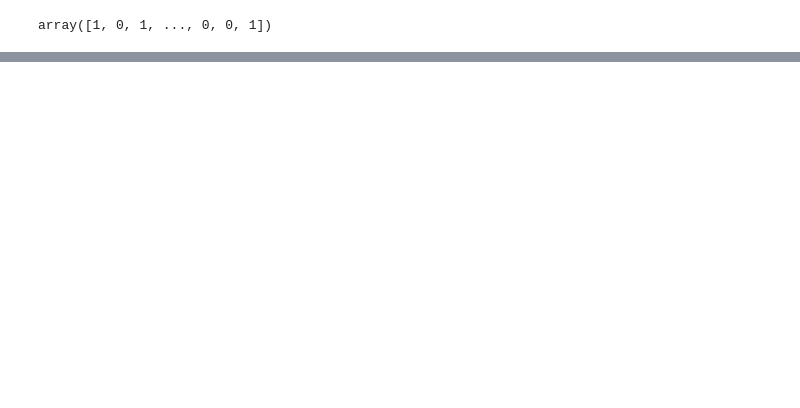
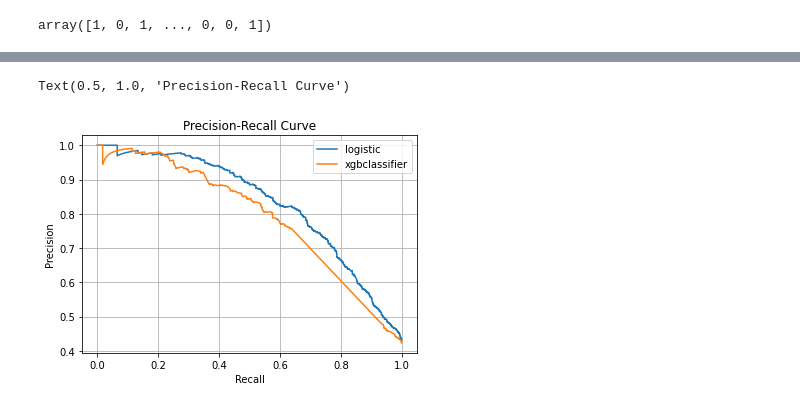
Before and after one commit to kushalnavghare/Real-or-not-Kaggle, a Jupyter notebook: real-or-not.ipynb, the cells around one changed output, grey strips where cells are left out. Cells and saved outputs as stored; diff of their text form; code cells hidden in the pictures; blank space fills up the shorter version.

```diff
--- a/real-or-not.ipynb
+++ b/real-or-not.ipynb
@@ -217,0 +238,4 @@ Text(0.5, 1.0, 'Precision-Recall Curve - LogisticRegression')
+# %%
+xgb_model = XGBClassifier(n_estimators=800, max_depth=4, learning_rate=.01)
+# %%
+xgb_model.fit(train_df, y_train, eval_metric='logloss', eval_set=[(test_df, y_test)])
@@ -217,0 +267,2 @@ Text(0.5, 1.0, 'Precision-Recall Curve - LogisticRegression')
+# %%
+xgb_df = pd.DataFrame(xgb_model.predict_proba(test_df), columns=['xgb_0', 'xgb_1'])
@@ -217,0 +271,15 @@ Text(0.5, 1.0, 'Precision-Recall Curve - LogisticRegression')
+# %%
+lr_precision2, lr_recall2, _2 = precision_recall_curve(y_true=y_test, probas_pred = xgb_df.xgb_1)
+# %%
+# Precision recall curve
+
+plt.plot(lr_recall1, lr_precision1, label='logistic')
+plt.plot(lr_recall2, lr_precision2, label='xgbclassifier')
+plt.grid()
+plt.legend()
+plt.xlabel('Recall')
+plt.ylabel('Precision')
+plt.title('Precision-Recall Curve')
+# %% [output]
+Text(0.5, 1.0, 'Precision-Recall Curve')
+[figure, added]
```
Also changed, not shown: parts of 18 cells of this notebook.
